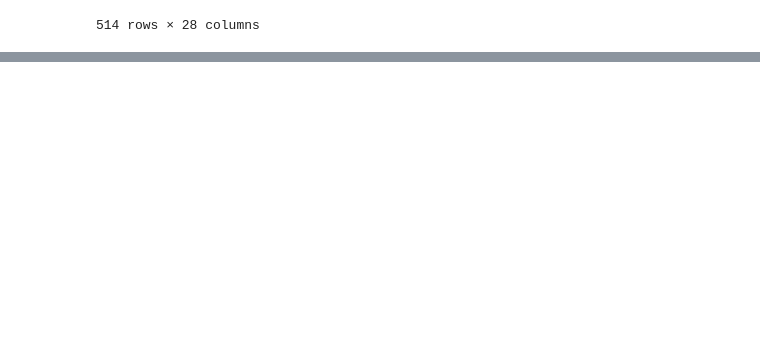
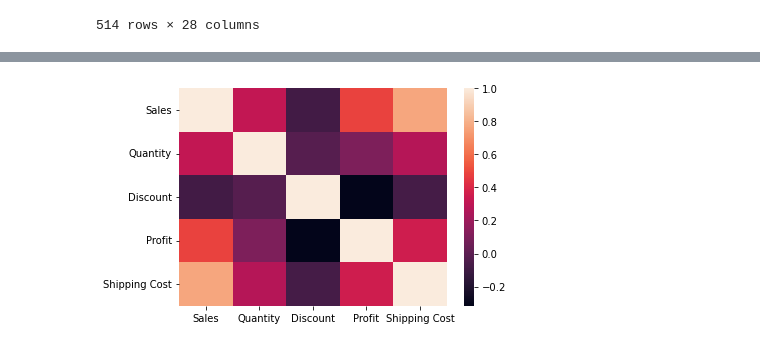
Before and after one commit to darshitparmar/Super-Store-Analysis, a Jupyter notebook: SuperStore.ipynb, the cells around one changed output, grey strips where cells are left out. Cells and saved outputs as stored; diff of their text form; code cells hidden in the pictures; blank space fills up the shorter version.

```diff
--- a/SuperStore.ipynb
+++ b/SuperStore.ipynb
@@ -274,3 +275,8 @@ df.loc[df['Pecentile'] > 99]
 | 37133 | 29749 | IN-2011-44593 | 14-04-2011 | 14-04-2011 | Same Day | LR-16915 | Lena Radford | Consumer | Pune | ... |
 | 39564 | 12383 | ES-2012-5671193 | 29-05-2012 | 29-05-2012 | Same Day | MG-18145 | Mike Gockenbach | Consumer | Luton | ... |
 514 rows × 28 columns
+# %%
+# Dropping Unnecessary columns
+df_og = df.copy()
+df_og.drop(['Row Rank','Rank Min','Rank Max','Dense Rank','Pecentile'], axis = 1, inplace=True)
+df_og
@@ -276,0 +297,3 @@ df.loc[df['Pecentile'] > 99]
+# %%
+corr_matrix = df_og.iloc[:,1:].corr()
+corr_matrix
@@ -276,0 +310,6 @@ df.loc[df['Pecentile'] > 99]
+# %%
+import seaborn as sns
+sns.heatmap(corr_matrix)
+plt.show()
+# %% [output]
+[figure, added]
```
Also changed, not shown: parts of 11 cells of this notebook.
